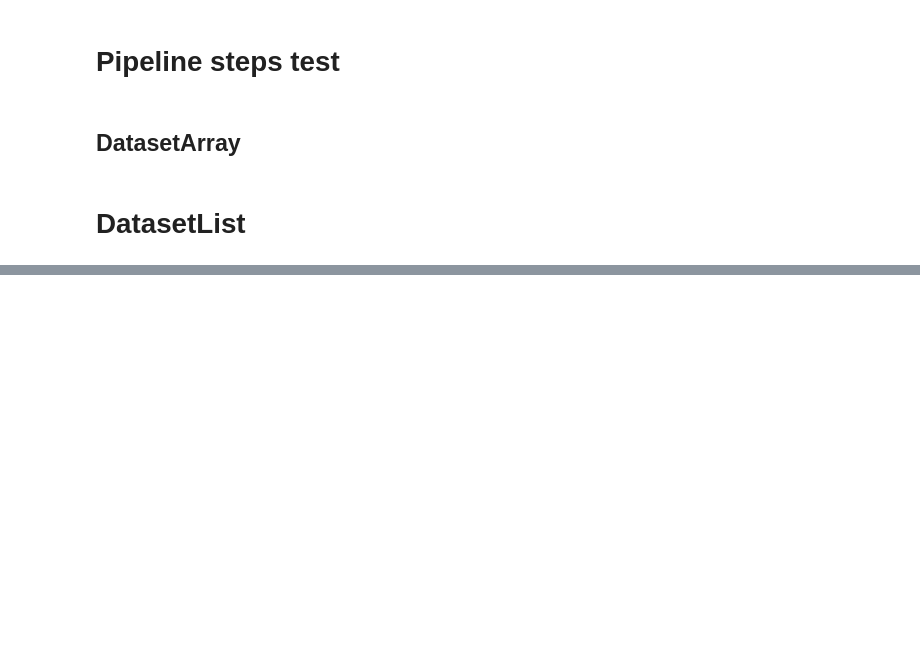
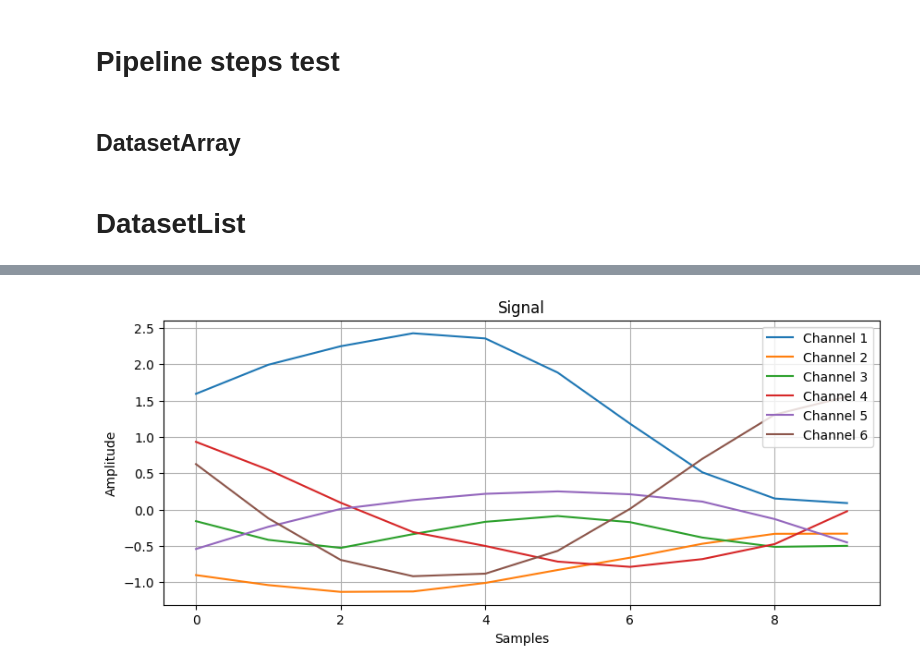
Before and after one commit to AIoT-Group-UoP/crossai-ts, a Jupyter notebook: examples/_dataset3_test.ipynb, the cells around one changed output, grey strips where cells are left out. Saved outputs shown, nothing was run; the diff lists cells and outputs as text; code cells hidden in the pictures; blank space fills up the shorter version.

```diff
--- a/examples/_dataset3_test.ipynb
+++ b/examples/_dataset3_test.ipynb
@@ -343,0 +519,4 @@ final_train_dataset, final_test_dataset
+# %%
+plot_signal(final_test.X[0].values, return_mode=False)
+# %% [output]
+[figure, added]
```
Also changed, not shown: parts of 25 cells of this notebook.
